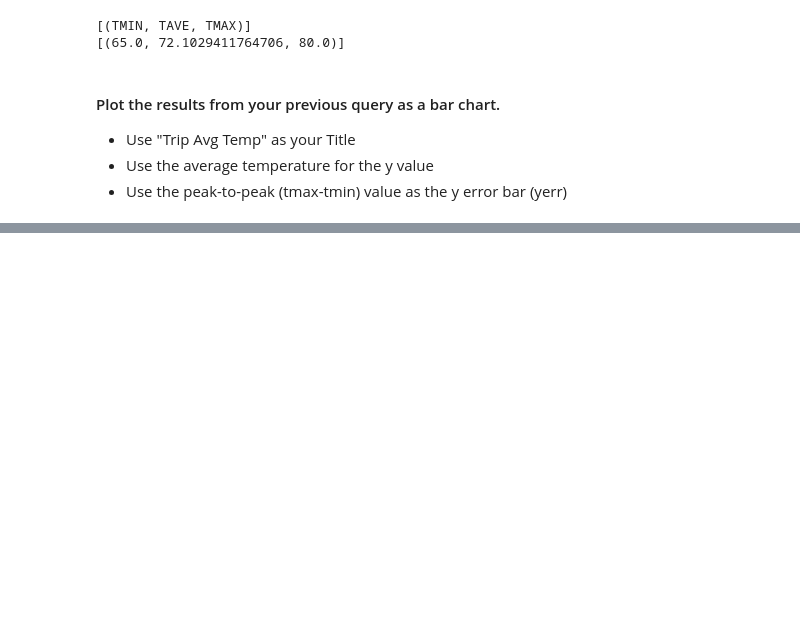
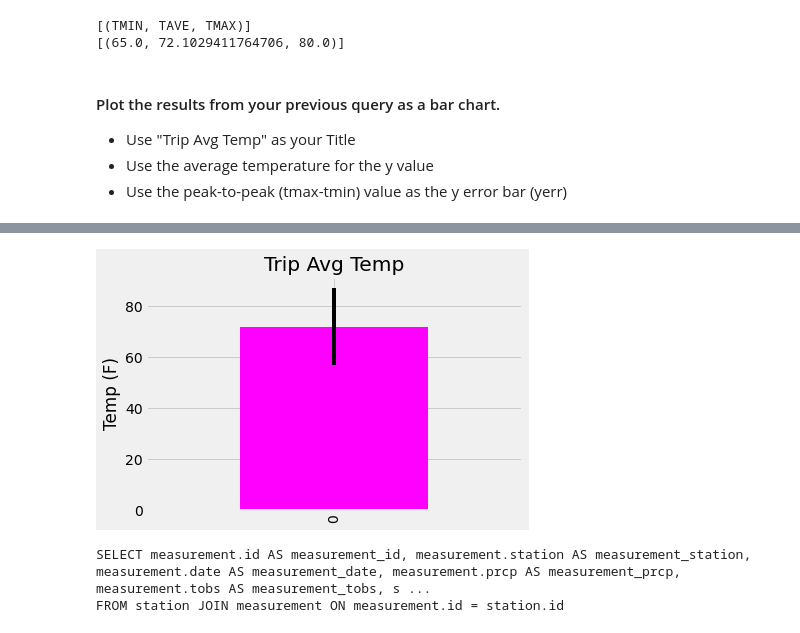
Before and after one commit to Slyssy/sqlalchemy-challenge, a Jupyter notebook: climate.ipynb, the cells around one changed output, grey strips where cells are left out. Drawn from its saved outputs; the diff is of its cells as text; code cells hidden in the pictures; blank space fills up the shorter version.

```diff
--- a/climate.ipynb
+++ b/climate.ipynb
@@ -281,3 +280,9 @@ df
+# %%
+fig, ax = plt.subplots()
+df["TAVE"].plot.bar(yerr=(df["TMAX"] - df["TMIN"]), title="Trip Avg Temp", xlabel="", ylabel="Temp (F)", color="Magenta")
+plt.show()
+# %% [output]
+[figure, added]
 # %%
 # Calculate the total amount of rainfall per weather station for your trip dates using the previous year's matching dates.
 # Sort this in descending order by precipitation amount and list the station, name, latitude, longitude, and elevation
@@ -284,3 +291,8 @@ df
+# %%
+print(station_measures_q)
+# %% [output]
+SELECT measurement.id AS measurement_id, measurement.station AS measurement_station, measurement.date AS measurement_date, measurement.prcp AS measurement_prcp, measurement.tobs AS measurement_tobs, s ...
+FROM station JOIN measurement ON measurement.id = station.id
 # %%
 # Create a query that will calculate the daily normals
 # (i.e. the averages for tmin, tmax, and tavg for all historic data matching a specific month and day)
```
Also changed, not shown: parts of 4 cells of this notebook.
